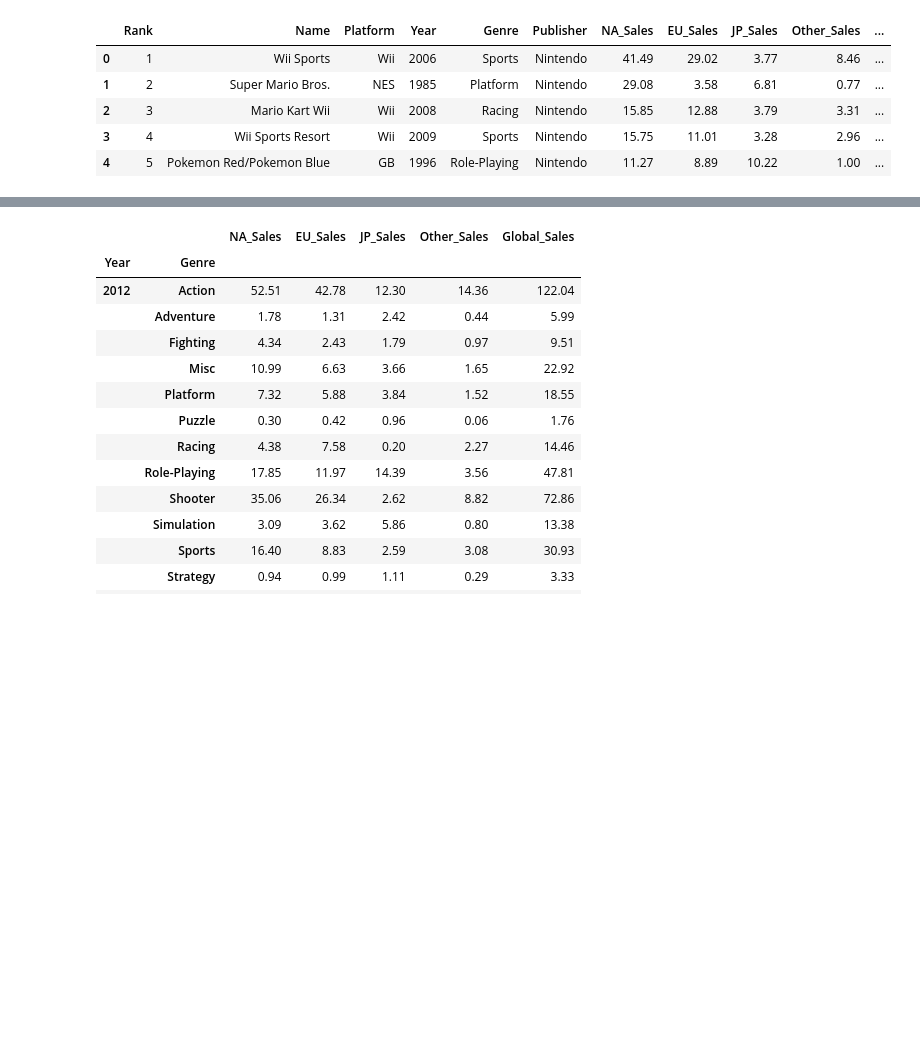
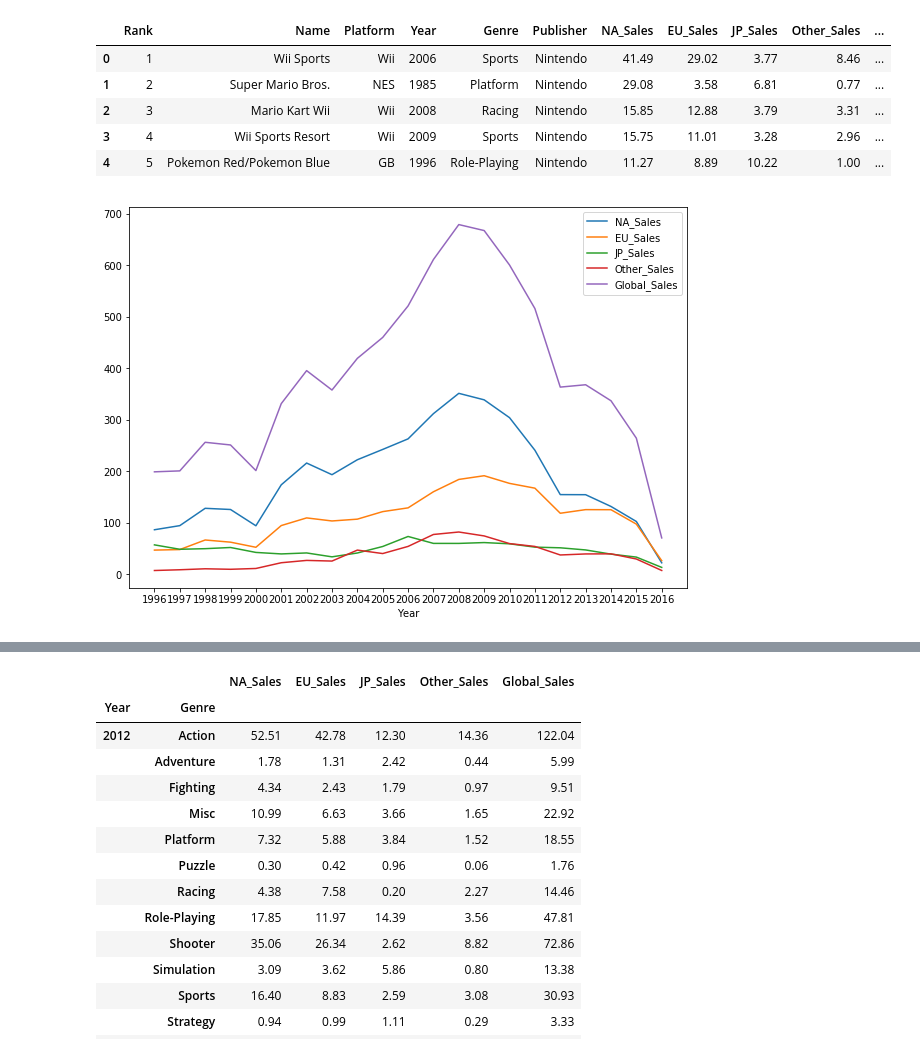
Before and after one commit to tortas/Video-Game-Data-Exploration, a Jupyter notebook: VGame_Exploration.ipynb, the cells around one changed output, grey strips where cells are left out. Cells and saved outputs as stored; diff of their text form; code cells hidden in the pictures; blank space fills up the shorter version.

```diff
--- a/VGame_Exploration.ipynb
+++ b/VGame_Exploration.ipynb
@@ -42,3 +42,12 @@ vg_sales.head()
 | 2 | 3 | Mario Kart Wii | Wii | 2008 | Racing | Nintendo | 15.85 | 12.88 | 3.79 | 3.31 | ... |
 | 3 | 4 | Wii Sports Resort | Wii | 2009 | Sports | Nintendo | 15.75 | 11.01 | 3.28 | 2.96 | ... |
 | 4 | 5 | Pokemon Red/Pokemon Blue | GB | 1996 | Role-Playing | Nintendo | 11.27 | 8.89 | 10.22 | 1.00 | ... |
+# %%
+vg_sales = vg_sales.drop(columns='Rank')
+# %%
+recent_vgsales = vg_sales[(vg_sales.Year < 2017) & (vg_sales.Year > 1995)]
+# %%
+recent_vgsales_by_year = recent_vgsales.groupby('Year').sum()
+recent_vgsales_by_year.plot(xticks=range(1996,2017), figsize=(10,7));
+# %% [output]
+[figure, added]
```
Also changed, not shown: parts of 15 cells of this notebook.
